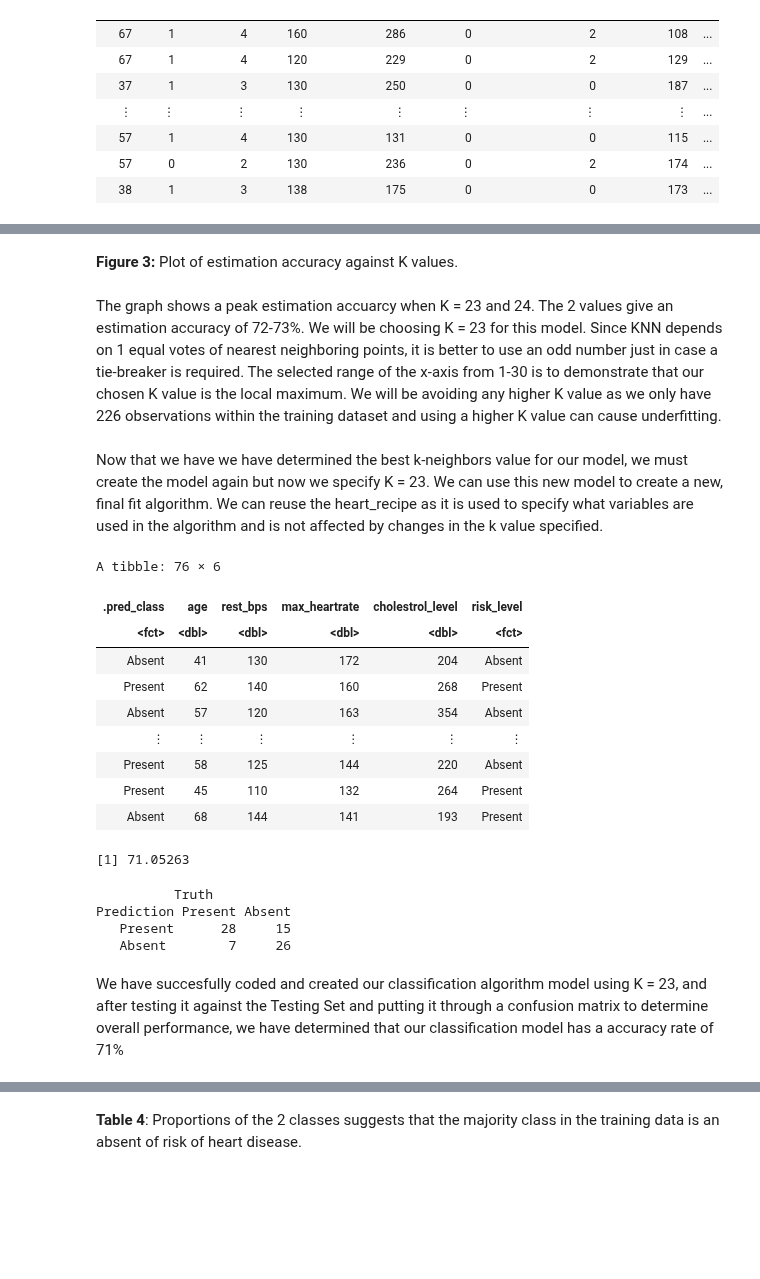
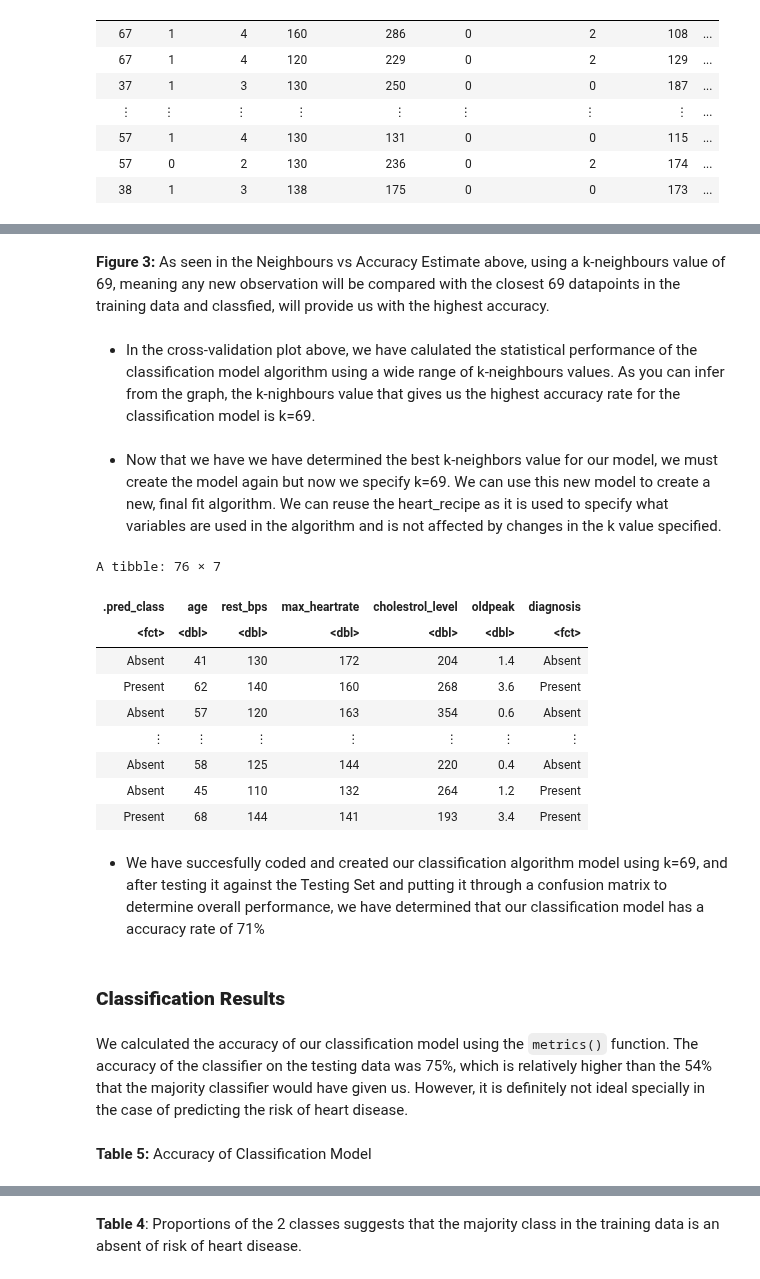
Before and after one commit to samdang03/DSCI-100_2022w2-Group-006, a Jupyter notebook: DCSI100-Final Project Report.ipynb, the cells around one changed output, grey strips where cells are left out. Drawn from its saved outputs; the diff is of its cells as text; code cells hidden in the pictures; blank space fills up the shorter version.

Commit message:
Modified upto Majority classifier

```diff
--- a/DCSI100-Final Project Report.ipynb
+++ b/DCSI100-Final Project Report.ipynb
@@ -121,13 +110,15 @@ There are 4 numerical variables in the dataset (age, cholestrol level, resting b
 # %%
-set.seed(1000)
+#cleaning and wrangling the data into tidy format and splitting it into training and testing sets
+
+set.seed(1000) #setting a seed to ensure reproducibility
 
 cleveland_clean<-cleveland_data|>
-                select(age, rest_bps, max_heartrate, cholestrol_level, risk_level)|>
-                mutate(risk_level=case_when(risk_level==0~"Absent",risk_level==1~"Present",
-                                         risk_level==2~"Present",risk_level==3~"Present",risk_level==4~"Present")) |>
-                mutate(risk_level = as_factor(risk_level))
+                select(age, rest_bps, max_heartrate, cholestrol_level, oldpeak, diagnosis)|>
+                mutate(diagnosis=case_when(diagnosis==0~"Absent",diagnosis==1~"Present",
+                                         diagnosis==2~"Present",diagnosis==3~"Present",diagnosis==4~"Present")) |>
+                mutate(diagnosis = as_factor(diagnosis))
 
-cleveland_split <- initial_split(cleveland_clean, prop = 0.75, strata = risk_level)
+cleveland_split <- initial_split(cleveland_clean, prop = 0.75, strata = diagnosis)
 cleveland_train <- training(cleveland_split)
 cleveland_test <- testing(cleveland_split)
 cleveland_train
@@ -261,15 +270,15 @@ After scaling the data, both predictors have a mean and standard deviation of 0
 # %%
 set.seed(2221)
-heart_recipe <- recipe(risk_level ~ age+max_heartrate, data = cleveland_train) |>
+heart_recipe <- recipe(diagnosis ~ age+max_heartrate+oldpeak, data = cleveland_train) |>
                 step_normalize(all_predictors())
 
-heart_vfold <- vfold_cv(cleveland_train, v = 5, strata = risk_level)
+heart_vfold <- vfold_cv(cleveland_train, v = 5, strata = diagnosis)
 
 heart_tune <- nearest_neighbor(weight_func = "rectangular", neighbors = tune()) |>
   set_engine("kknn") |>
   set_mode("classification")
 
-k_vals <- tibble(neighbors = seq(from = 1, to = 30, by = 1))
+k_vals <- tibble(neighbors = seq(from = 1, to = 100, by = 1))
 
 heart_fit <- workflow() |>
     add_recipe(heart_recipe) |>
@@ -291,11 +300,9 @@ cross_val_plot
 # %% [markdown]
-**Figure 3:** Plot of estimation accuracy against K values.
+**Figure 3:** As seen in the Neighbours vs Accuracy Estimate above, using a k-neighbours value of 69, meaning any new observation will be compared with the closest 69 datapoints in the training data and classfied, will provide us with the highest accuracy.
 # %% [markdown]
-The graph shows a peak estimation accuarcy when K = 23 and 24. The 2 values give an estimation accuracy of 72-73%.
-We will be choosing K = 23 for this model. Since KNN depends on 1 equal votes of nearest neighboring points, it is better to use an odd number just in case a tie-breaker is required.
-The selected range of the x-axis from 1-30 is to demonstrate that our chosen K value is the local maximum. We will be avoiding any higher K value as we only have 226 observations within the training dataset and using a higher K value can cause underfitting.
+- In the cross-validation plot above, we have calulated the statistical performance of the classification model algorithm using a wide range of k-neighbours values. As you can infer from the graph, the k-nighbours value that gives us the highest accuracy rate for the classification model is k=69.
 # %%
-heart_model <- nearest_neighbor(weight_func = "rectangular", neighbor = 23) |>
+heart_model <- nearest_neighbor(weight_func = "rectangular", neighbor = 85) |>
             set_engine("kknn") |>
             set_mode("classification")
 
@@ -304,38 +311,26 @@ heart_final_fit <- workflow() |>
             add_model(heart_model) |>
             fit(data = cleveland_train)
 # %% [markdown]
-Now that we have we have determined the best k-neighbors value for our model, we must create the model again but now we specify K = 23. We can use this new model to create a new, final fit algorithm. We can reuse the heart_recipe as it is used to specify what variables are used in the algorithm and is not affected by changes in the k value specified.
+- Now that we have we have determined the best k-neighbors value for our model, we must create the model again but now we specify k=69. We can use this new model to create a new, final fit algorithm. We can reuse the heart_recipe as it is used to specify what variables are used in the algorithm and is not affected by changes in the k value specified.
 # %%
 heart_predictions <- heart_final_fit |>
                     predict(cleveland_test) |>
                     bind_cols(cleveland_test)
 heart_predictions
-
-heart_accuracy <- heart_predictions |>
-                metrics(truth = risk_level, estimate = .pred_class) |>
-                filter(.metric == "accuracy") |>
-                select(.estimate) |>
-                pull()
-print(heart_accuracy*100)
-
-heart_predictions_confmat <- heart_predictions |>
-                            conf_mat(truth = risk_level, estimate = .pred_class)
-heart_predictions_confmat
 # %% [output]
-A tibble: 76 × 6
+A tibble: 76 × 7
-| .pred_class | age | rest_bps | max_heartrate | cholestrol_level | risk_level |
-| <fct> | <dbl> | <dbl> | <dbl> | <dbl> | <fct> |
-| Absent | 41 | 130 | 172 | 204 | Absent |
-| Present | 62 | 140 | 160 | 268 | Present |
-| Absent | 57 | 120 | 163 | 354 | Absent |
-| ⋮ | ⋮ | ⋮ | ⋮ | ⋮ | ⋮ |
-| Present | 58 | 125 | 144 | 220 | Absent |
-| Present | 45 | 110 | 132 | 264 | Present |
-| Absent | 68 | 144 | 141 | 193 | Present |
+| .pred_class | age | rest_bps | max_heartrate | cholestrol_level | oldpeak | diagnosis |
+| <fct> | <dbl> | <dbl> | <dbl> | <dbl> | <dbl> | <fct> |
+| Absent | 41 | 130 | 172 | 204 | 1.4 | Absent |
+| Present | 62 | 140 | 160 | 268 | 3.6 | Present |
+| Absent | 57 | 120 | 163 | 354 | 0.6 | Absent |
+| ⋮ | ⋮ | ⋮ | ⋮ | ⋮ | ⋮ | ⋮ |
+| Absent | 58 | 125 | 144 | 220 | 0.4 | Absent |
+| Absent | 45 | 110 | 132 | 264 | 1.2 | Present |
+| Present | 68 | 144 | 141 | 193 | 3.4 | Present |
-[1] 71.05263
-          Truth
-Prediction Present Absent
-   Present      28     15
-   Absent        7     26
 # %% [markdown]
-We have succesfully coded and created our classification algorithm model using K = 23, and after testing it against the Testing Set and putting it through a confusion matrix to determine overall performance, we have determined that our classification model has a accuracy rate of 71%
+- We have succesfully coded and created our classification algorithm model using k=69, and after testing it against the Testing Set and putting it through a confusion matrix to determine overall performance, we have determined that our classification model has a accuracy rate of 71%
+# %% [markdown]
+### **Classification Results**
+# %% [markdown]
+We calculated the accuracy of our classification model using the `metrics()` function. The accuracy of the classifier on the testing data was 75%, which is relatively higher than the 54% that the majority classifier would have given us. However, it is definitely not ideal specially in the case of predicting the risk of heart disease.
@@ -341,0 +342,2 @@ We have succesfully coded and created our classification algorithm model using K
+# %% [markdown]
+**Table 5:** Accuracy of Classification Model
```
Also changed, not shown: parts of 54 cells of this notebook.
